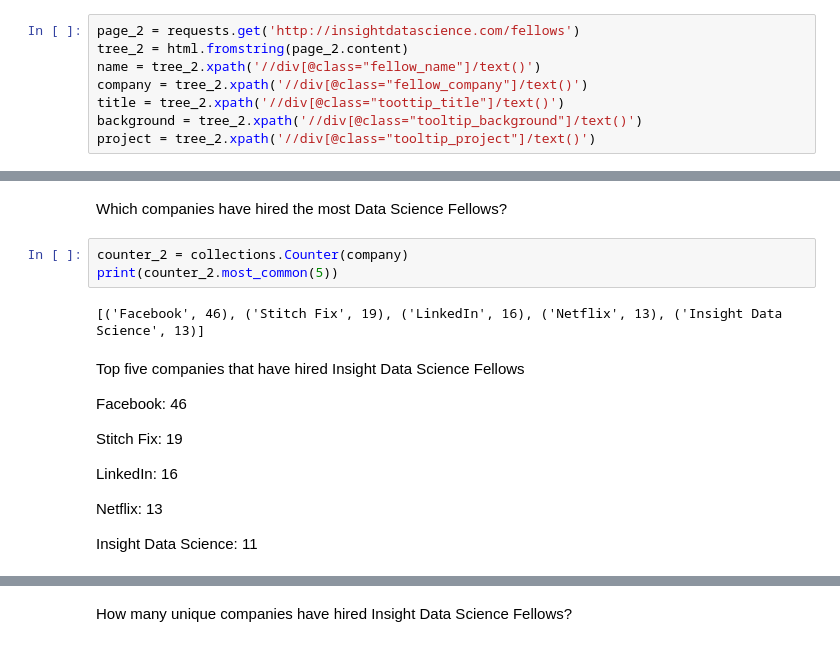
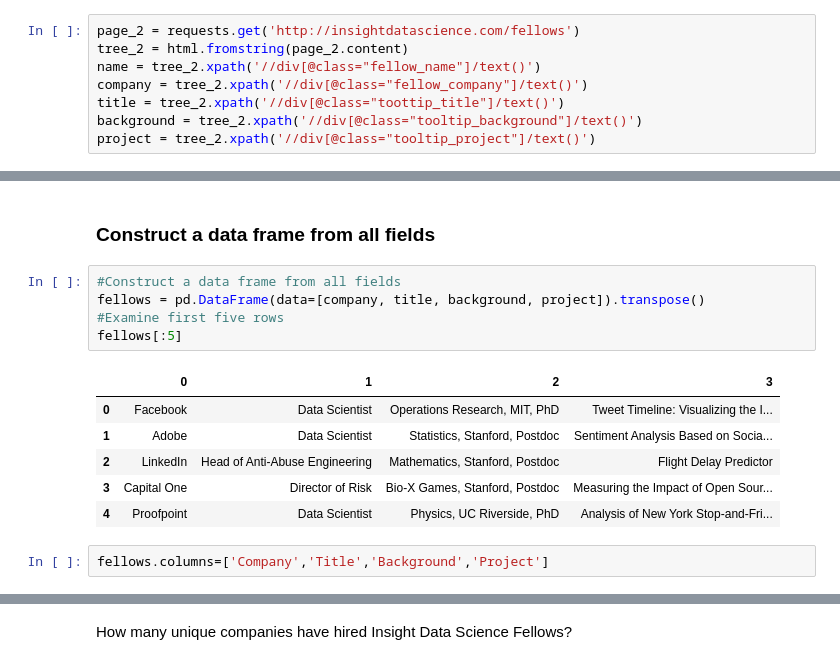
Before and after one commit to CheLena/InsightDataSci, a Jupyter notebook: Insight_Data_Science_Project.ipynb, the cells around one changed output, grey strips where cells are left out. Drawn from its saved outputs; the diff is of its cells as text.

```diff
--- a/Insight_Data_Science_Project.ipynb
+++ b/Insight_Data_Science_Project.ipynb
@@ -426,22 +421,19 @@ len_name = len(fellow_name)
 print("There are %a Insight Data Science Fellows featured on the fellows page." %len_name )
 # %% [output]
 There are 702 Insight Data Science Fellows featured on the fellows page.
-# %% [markdown]
-Which companies have hired the most Data Science Fellows?
-# %%
-counter_2 = collections.Counter(company)
-print(counter_2.most_common(5))
-# %% [output]
-[('Facebook', 46), ('Stitch Fix', 19), ('LinkedIn', 16), ('Netflix', 13), ('Insight Data Science', 13)]
-# %% [markdown]
-Top five companies that have hired Insight Data Science Fellows
-
-Facebook: 46
-
-Stitch Fix: 19
-
-LinkedIn: 16
-
-Netflix: 13
-
-Insight Data Science: 11
+# %% [markdown]
+### Construct a data frame from all fields
+# %%
+#Construct a data frame from all fields
+fellows = pd.DataFrame(data=[company, title, background, project]).transpose()
+#Examine first five rows
+fellows[:5]
+# %% [output]
+|  | 0 | 1 | 2 | 3 |
+| 0 | Facebook | Data Scientist | Operations Research, MIT, PhD | Tweet Timeline: Visualizing the I... |
+| 1 | Adobe | Data Scientist | Statistics, Stanford, Postdoc | Sentiment Analysis Based on Socia... |
+| 2 | LinkedIn | Head of Anti-Abuse Engineering | Mathematics, Stanford, Postdoc | Flight Delay Predictor |
+| 3 | Capital One | Director of Risk | Bio-X Games, Stanford, Postdoc | Measuring the Impact of Open Sour... |
+| 4 | Proofpoint | Data Scientist | Physics, UC Riverside, PhD | Analysis of New York Stop-and-Fri... |
+# %%
+fellows.columns=['Company','Title','Background','Project']
```
Also changed, not shown: parts of 67 cells of this notebook.
